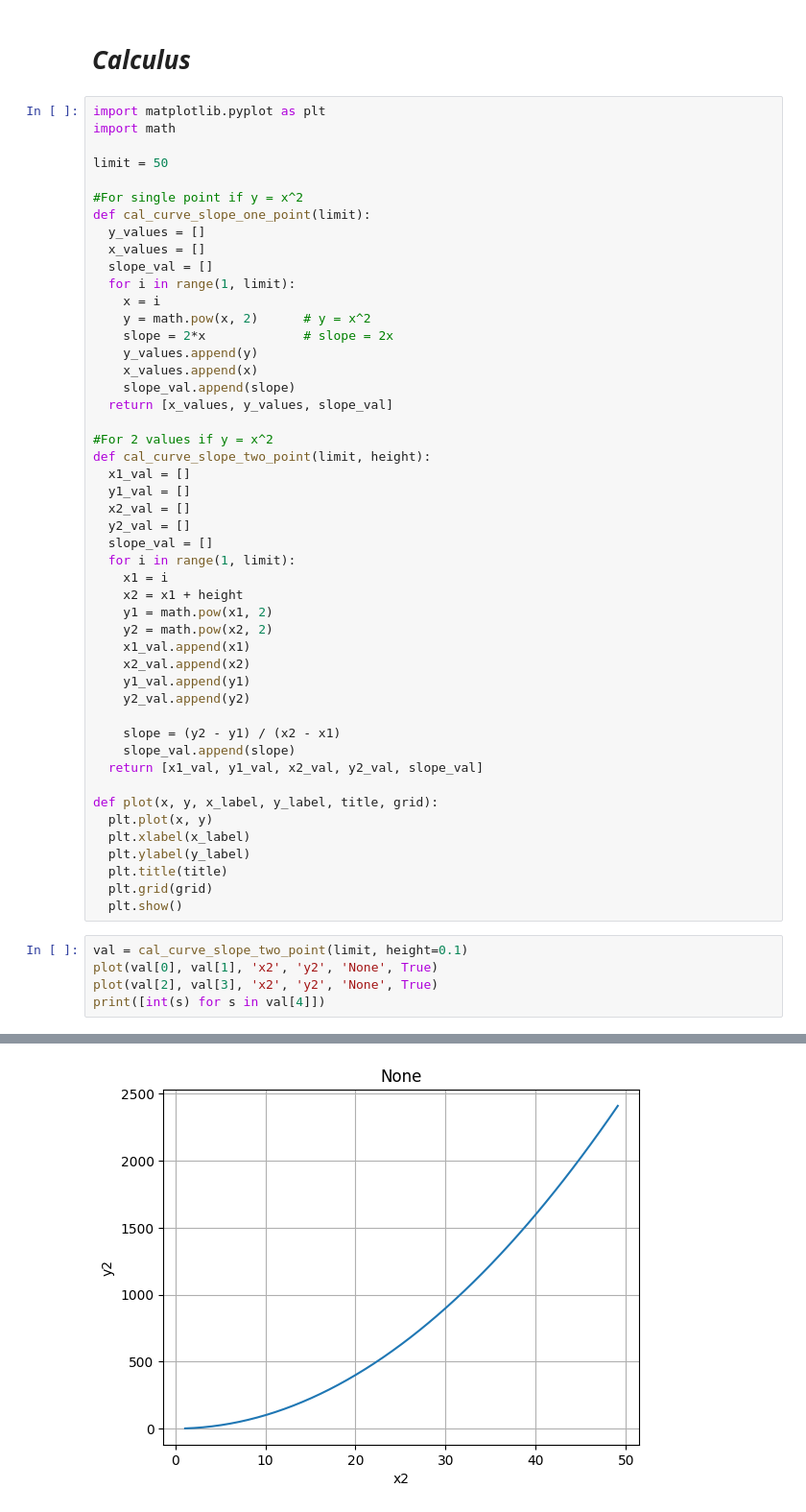
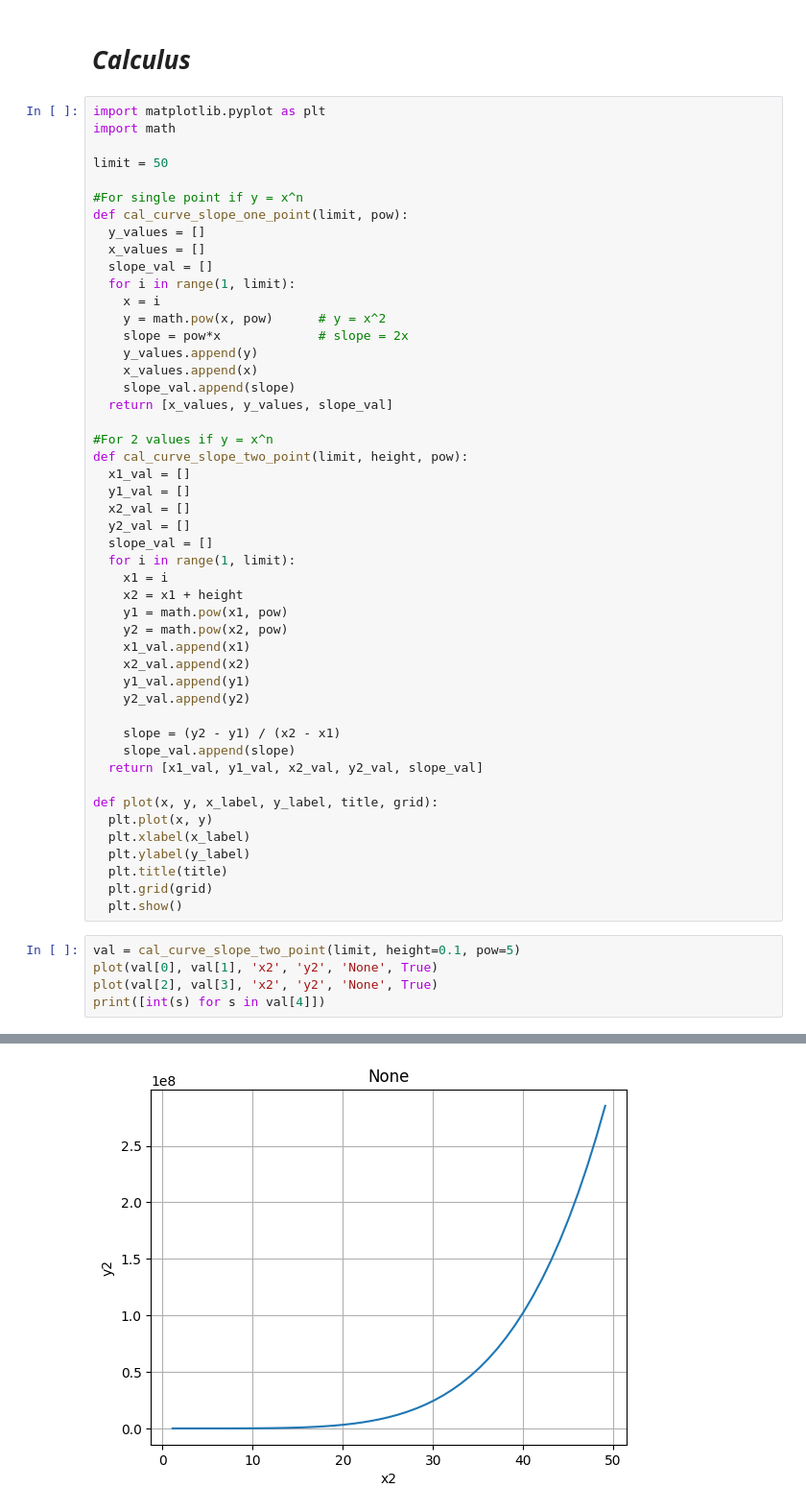
Before and after one commit to Randomz4-debug/Googlecollab, a Jupyter notebook: Calculus.ipynb, the cells around one changed output, grey strips where cells are left out. Shown at 96% size. Saved outputs shown, nothing was run; the diff lists cells and outputs as text.

```diff
--- a/Calculus.ipynb
+++ b/Calculus.ipynb
@@ -8,22 +8,22 @@ import math
 
 limit = 50
 
-#For single point if y = x^2
-def cal_curve_slope_one_point(limit):
+#For single point if y = x^n
+def cal_curve_slope_one_point(limit, pow):
   y_values = []
   x_values = []
   slope_val = []
   for i in range(1, limit):
     x = i
-    y = math.pow(x, 2)      # y = x^2
-    slope = 2*x             # slope = 2x
+    y = math.pow(x, pow)      # y = x^2
+    slope = pow*x             # slope = 2x
     y_values.append(y)
     x_values.append(x)
     slope_val.append(slope)
   return [x_values, y_values, slope_val]
 
-#For 2 values if y = x^2
-def cal_curve_slope_two_point(limit, height):
+#For 2 values if y = x^n
+def cal_curve_slope_two_point(limit, height, pow):
   x1_val = []
   y1_val = []
   x2_val = []
@@ -32,8 +32,8 @@ def cal_curve_slope_two_point(limit, height):
   for i in range(1, limit):
     x1 = i
     x2 = x1 + height
-    y1 = math.pow(x1, 2)
-    y2 = math.pow(x2, 2)
+    y1 = math.pow(x1, pow)
+    y2 = math.pow(x2, pow)
     x1_val.append(x1)
     x2_val.append(x2)
     y1_val.append(y1)
@@ -51,7 +51,7 @@ def plot(x, y, x_label, y_label, title, grid):
   plt.grid(grid)
   plt.show()
 # %%
-val = cal_curve_slope_two_point(limit, height=0.1)
+val = cal_curve_slope_two_point(limit, height=0.1, pow=5)
 plot(val[0], val[1], 'x2', 'y2', 'None', True)
 plot(val[2], val[3], 'x2', 'y2', 'None', True)
 print([int(s) for s in val[4]])
@@ -60 +60 @@ print([int(s) for s in val[4]])
-[figure, old version]
+[figure, new version]
```
Also changed, not shown: parts of 1 cell of this notebook.
